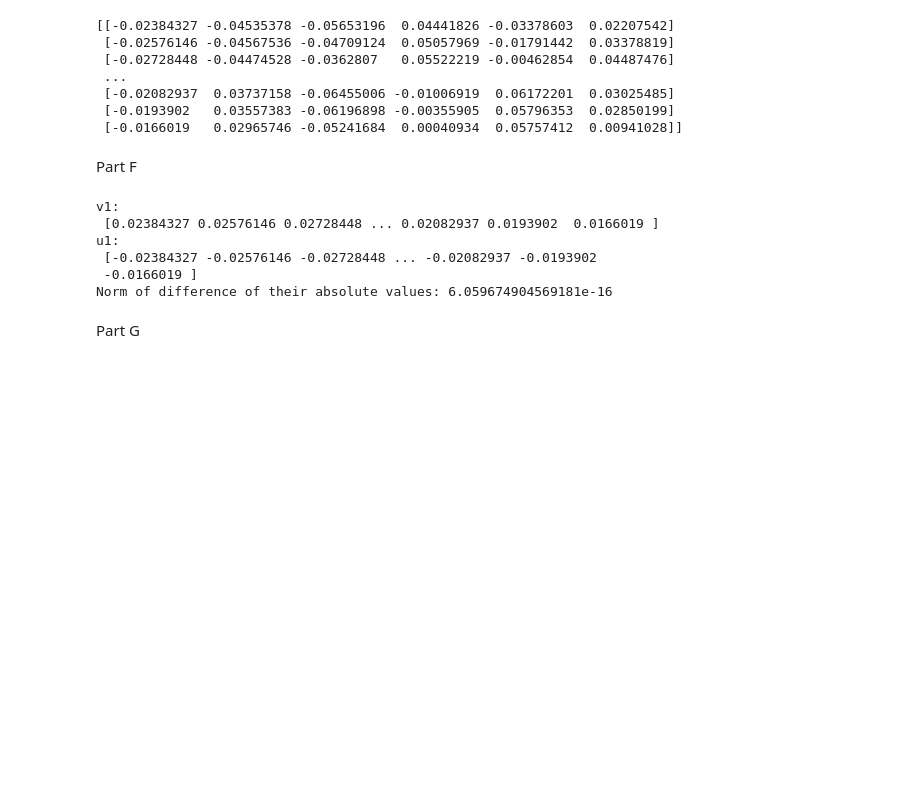
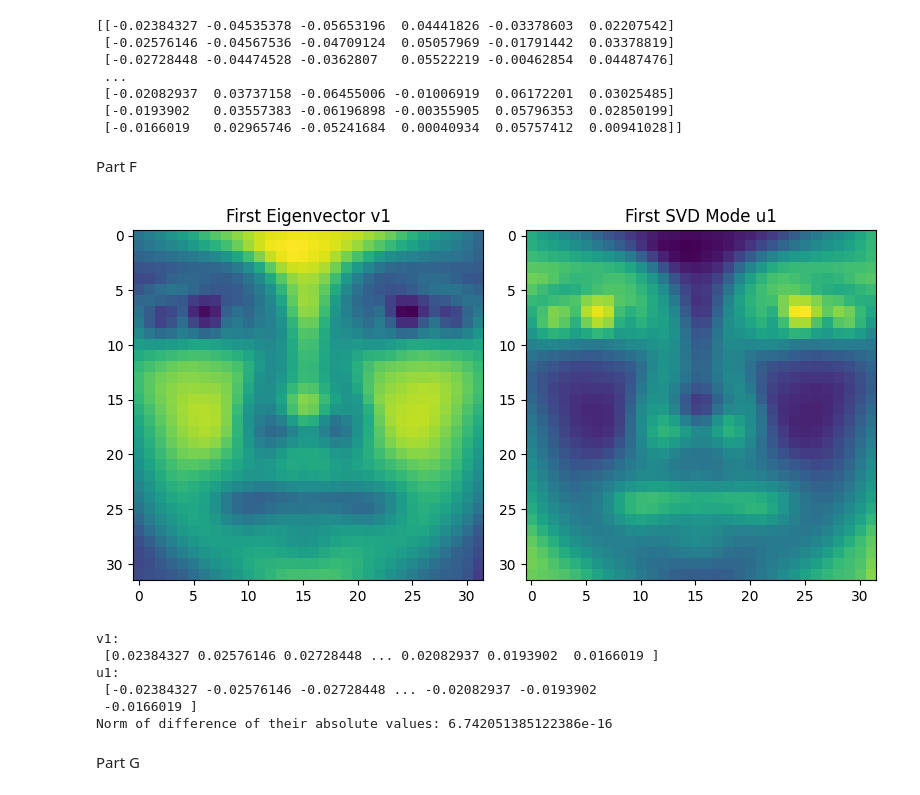
Before and after one commit to zimartin/EE-399-HW-2, a Jupyter notebook: EE 399 HW 2.ipynb, the cells around one changed output. Drawn from its saved outputs; the diff is of its cells as text; code cells hidden in the pictures; blank space fills up the shorter version.

```diff
--- a/EE 399 HW 2.ipynb
+++ b/EE 399 HW 2.ipynb
@@ -151,20 +151,36 @@ print(pc_directions)
 # %% [markdown]
 Part F
 # %%
-v1 = np.real(v[:, 0])
-u1 = pc_directions[:, 0]
+v1 = np.real(v[:,0])
+u1 = pc_directions[:,0]
+
+# plot the first eigenvector and SVD Mode
+plt.figure(figsize=(8,4))
+plt.subplot(1,2,1)
+img = v1.reshape(32,32)
+plt.title('First Eigenvector v1')
+plt.imshow(img)
+plt.subplot(1,2,2)
+img = u1.reshape(32,32)
+plt.title('First SVD Mode u1')
+plt.imshow(img)
+plt.tight_layout()
+plt.show()
+
+# print values and norm of difference
 print("v1:\n", v1)
 print("u1:\n", u1)
 
 norm = np.linalg.norm(np.abs(v1) - np.abs(u1))
 print("Norm of difference of their absolute values:", norm)
 # %% [output]
+[figure, added]
 v1:
  [0.02384327 0.02576146 0.02728448 ... 0.02082937 0.0193902  0.0166019 ]
 u1:
  [-0.02384327 -0.02576146 -0.02728448 ... -0.02082937 -0.0193902
  -0.0166019 ]
-Norm of difference of their absolute values: 6.059674904569181e-16
+Norm of difference of their absolute values: 6.742051385122386e-16
 # %% [markdown]
 Part G
 # %%
```
Also changed, not shown: parts of 3 cells of this notebook.
